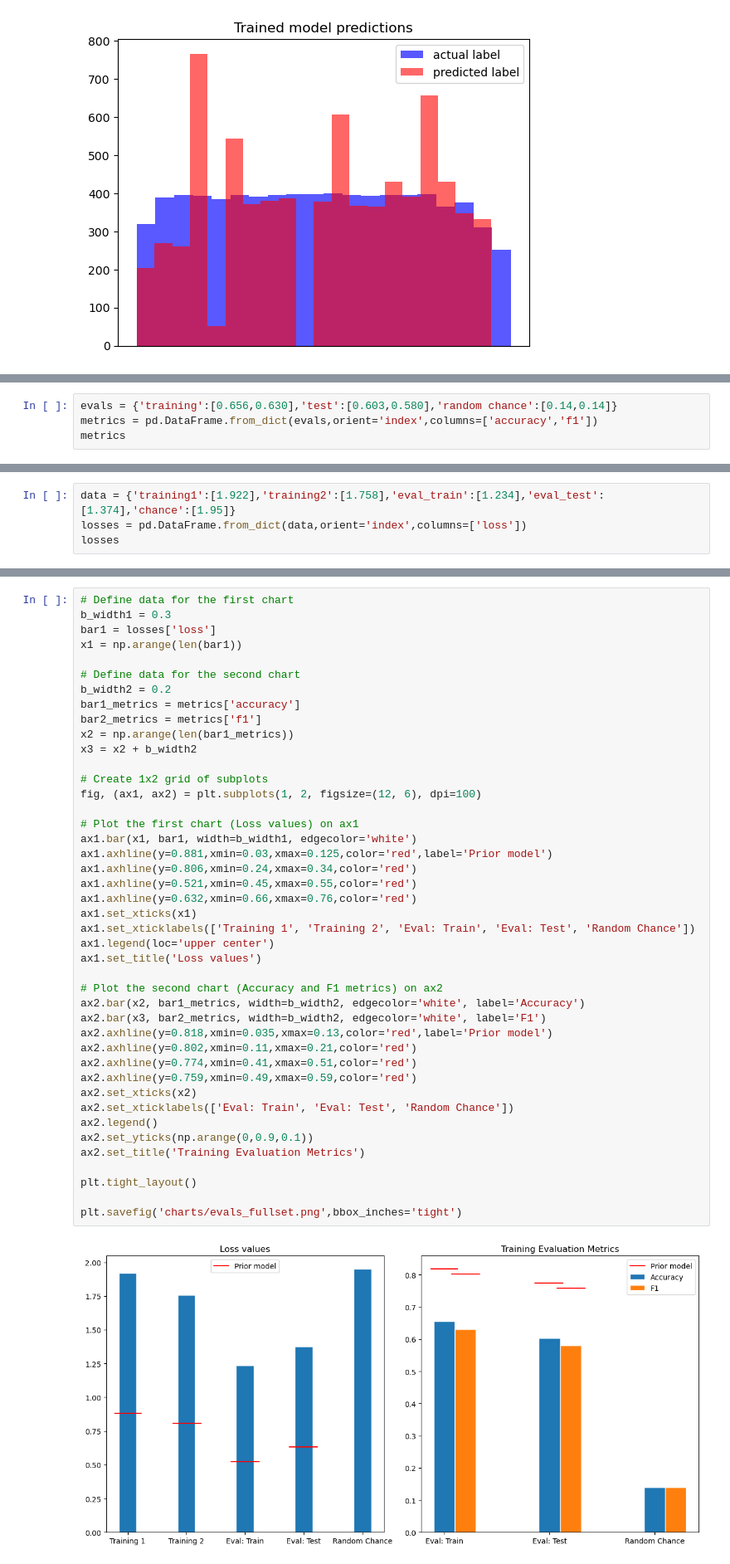
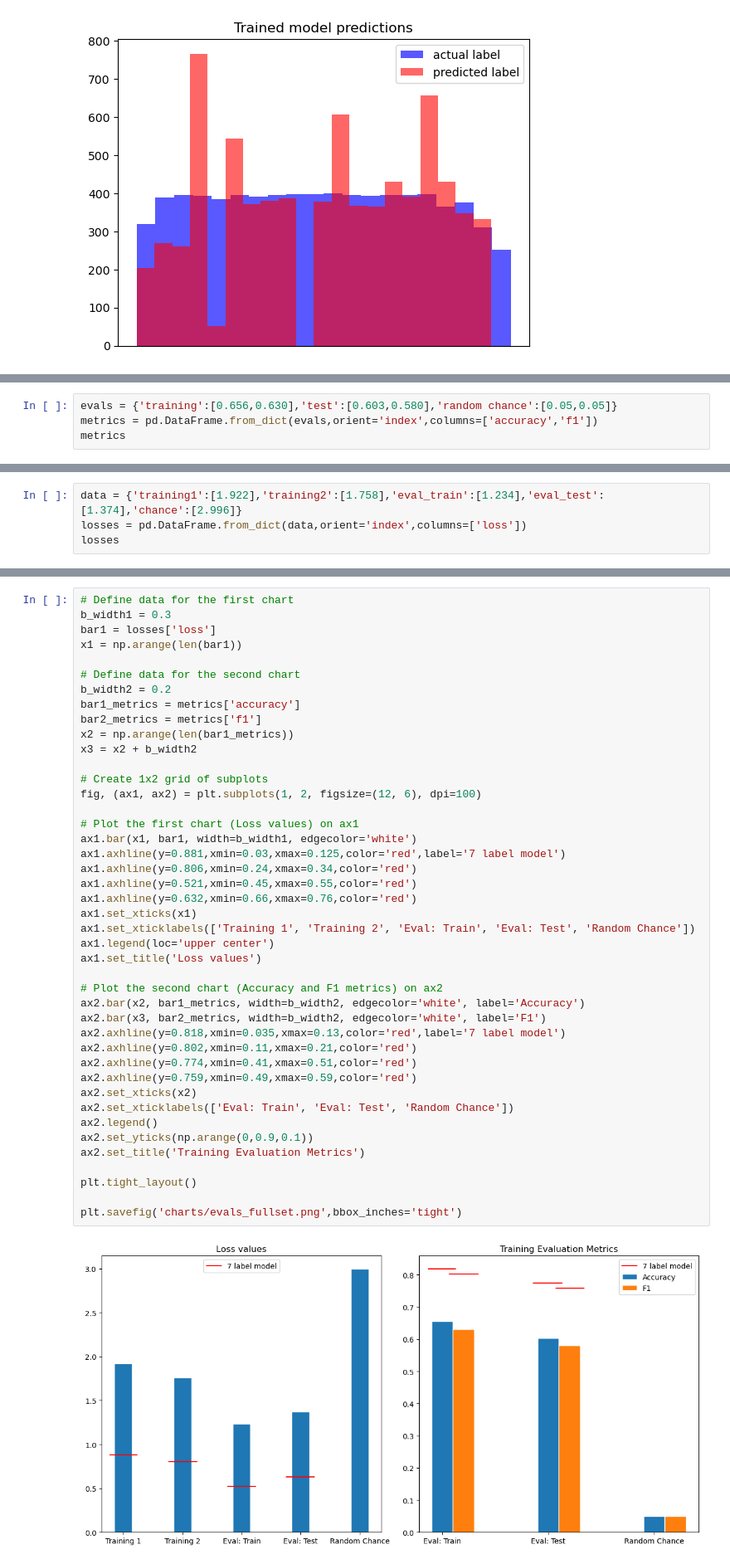
Before and after one commit to MeghanBarritt/llm-project, a Jupyter notebook: notebooks/5-Full_Label_Set.ipynb, the cells around one changed output, grey strips where cells are left out. Shown: that part at 83% size. Drawn from its saved outputs; the diff is of its cells as text.

Commit message:
finished additional training notebook and its charts, updated some previous charts with better labels

```diff
--- a/notebooks/5-Full_Label_Set.ipynb
+++ b/notebooks/5-Full_Label_Set.ipynb
@@ -244,5 +244,5 @@ accuracy/f1: 0.14
 # %%
-evals = {'training':[0.656,0.630],'test':[0.603,0.580],'random chance':[0.14,0.14]}
+evals = {'training':[0.656,0.630],'test':[0.603,0.580],'random chance':[0.05,0.05]}
 metrics = pd.DataFrame.from_dict(evals,orient='index',columns=['accuracy','f1'])
 metrics
 # %% [output]
@@ -260,5 +260,5 @@ chance: 1.95
 # %%
-data = {'training1':[1.922],'training2':[1.758],'eval_train':[1.234],'eval_test':[1.374],'chance':[1.95]}
+data = {'training1':[1.922],'training2':[1.758],'eval_train':[1.234],'eval_test':[1.374],'chance':[2.996]}
 losses = pd.DataFrame.from_dict(data,orient='index',columns=['loss'])
 losses
 # %% [output]
@@ -283,36 +283,36 @@ x3 = x2 + b_width2
 
 # Create 1x2 grid of subplots
 fig, (ax1, ax2) = plt.subplots(1, 2, figsize=(12, 6), dpi=100)
 
 # Plot the first chart (Loss values) on ax1
 ax1.bar(x1, bar1, width=b_width1, edgecolor='white')
-ax1.axhline(y=0.881,xmin=0.03,xmax=0.125,color='red',label='Prior model')
+ax1.axhline(y=0.881,xmin=0.03,xmax=0.125,color='red',label='7 label model')
 ax1.axhline(y=0.806,xmin=0.24,xmax=0.34,color='red')
 ax1.axhline(y=0.521,xmin=0.45,xmax=0.55,color='red')
 ax1.axhline(y=0.632,xmin=0.66,xmax=0.76,color='red')
 ax1.set_xticks(x1)
 ax1.set_xticklabels(['Training 1', 'Training 2', 'Eval: Train', 'Eval: Test', 'Random Chance'])
 ax1.legend(loc='upper center')
 ax1.set_title('Loss values')
 
 # Plot the second chart (Accuracy and F1 metrics) on ax2
 ax2.bar(x2, bar1_metrics, width=b_width2, edgecolor='white', label='Accuracy')
 ax2.bar(x3, bar2_metrics, width=b_width2, edgecolor='white', label='F1')
-ax2.axhline(y=0.818,xmin=0.035,xmax=0.13,color='red',label='Prior model')
+ax2.axhline(y=0.818,xmin=0.035,xmax=0.13,color='red',label='7 label model')
 ax2.axhline(y=0.802,xmin=0.11,xmax=0.21,color='red')
 ax2.axhline(y=0.774,xmin=0.41,xmax=0.51,color='red')
 ax2.axhline(y=0.759,xmin=0.49,xmax=0.59,color='red')
 ax2.set_xticks(x2)
 ax2.set_xticklabels(['Eval: Train', 'Eval: Test', 'Random Chance'])
 ax2.legend()
 ax2.set_yticks(np.arange(0,0.9,0.1))
 ax2.set_title('Training Evaluation Metrics')
 
 plt.tight_layout()
 
 plt.savefig('charts/evals_fullset.png',bbox_inches='tight')
 # %% [output]
-[figure, old version]
+[figure, new version]
 # %% [markdown]
 For reference, here's a comparison to the 7-label performance:<p>
 
```
Also changed, not shown: parts of 4 cells of this notebook, 9 other files.
